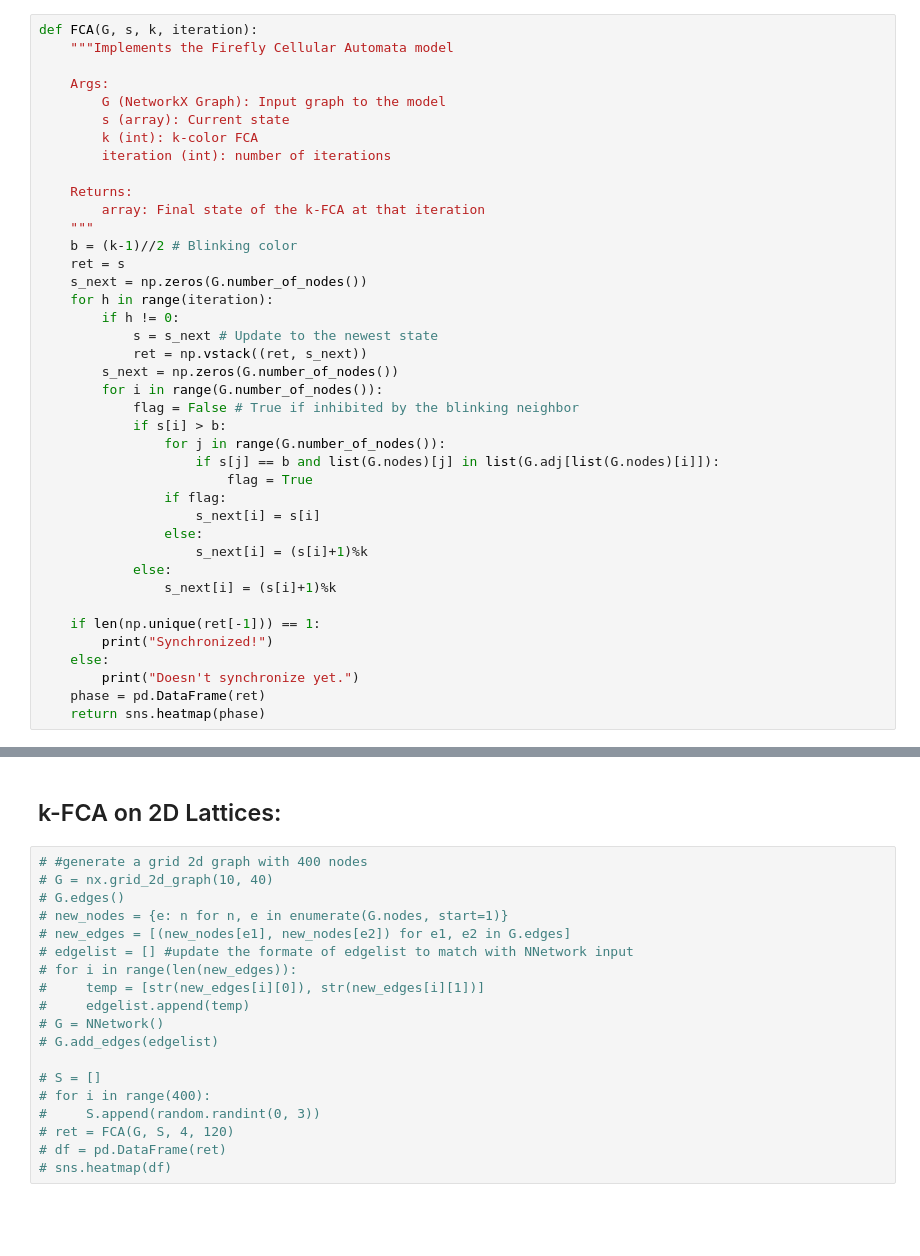
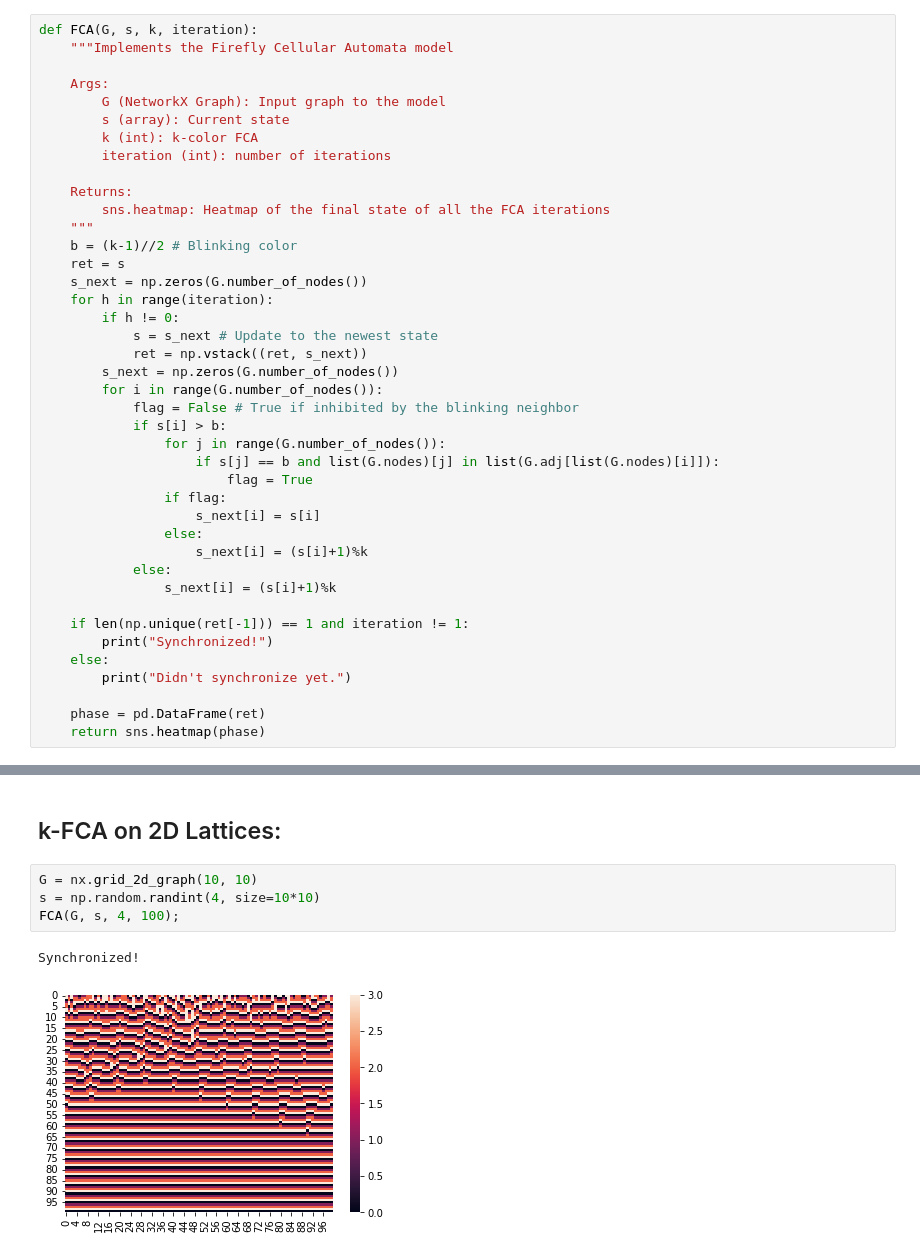
Before and after one commit to BryaneX455/reu2022, a Jupyter notebook: FCA Model/FCA.ipynb, the cells around one changed output, grey strips where cells are left out. Saved outputs shown, nothing was run; the diff lists cells and outputs as text; blank space fills up the shorter version.

```diff
--- a/FCA Model/FCA.ipynb
+++ b/FCA Model/FCA.ipynb
@@ -20,7 +20,7 @@ def FCA(G, s, k, iteration):
         iteration (int): number of iterations
 
     Returns:
-        array: Final state of the k-FCA at that iteration
+        sns.heatmap: Heatmap of the final state of all the FCA iterations
     """
     b = (k-1)//2 # Blinking color
     ret = s
@@ -43,10 +43,11 @@ def FCA(G, s, k, iteration):
             else:
                 s_next[i] = (s[i]+1)%k
 
-    if len(np.unique(ret[-1])) == 1:
+    if len(np.unique(ret[-1])) == 1 and iteration != 1:
         print("Synchronized!")
     else:
-        print("Doesn't synchronize yet.")
+        print("Didn't synchronize yet.")
+
     phase = pd.DataFrame(ret)
     return sns.heatmap(phase)
 # %% [markdown]
@@ -138,22 +137,10 @@ Synchronized!
 [figure]
 # %% [markdown]
 ## k-FCA on 2D Lattices:
-# %%
-# #generate a grid 2d graph with 400 nodes
-# G = nx.grid_2d_graph(10, 40)
-# G.edges()
-# new_nodes = {e: n for n, e in enumerate(G.nodes, start=1)}
-# new_edges = [(new_nodes[e1], new_nodes[e2]) for e1, e2 in G.edges]
-# edgelist = [] #update the formate of edgelist to match with NNetwork input
-# for i in range(len(new_edges)):
-#     temp = [str(new_edges[i][0]), str(new_edges[i][1])]
-#     edgelist.append(temp)
-# G = NNetwork()
-# G.add_edges(edgelist)
-
-# S = []
-# for i in range(400):
-#     S.append(random.randint(0, 3))
-# ret = FCA(G, S, 4, 120)
-# df = pd.DataFrame(ret)
-# sns.heatmap(df)
+# %%
+G = nx.grid_2d_graph(10, 10)
+s = np.random.randint(4, size=10*10)
+FCA(G, s, 4, 100);
+# %% [output]
+Synchronized!
+[figure, added]
```
Also changed, not shown: parts of 10 cells of this notebook.
